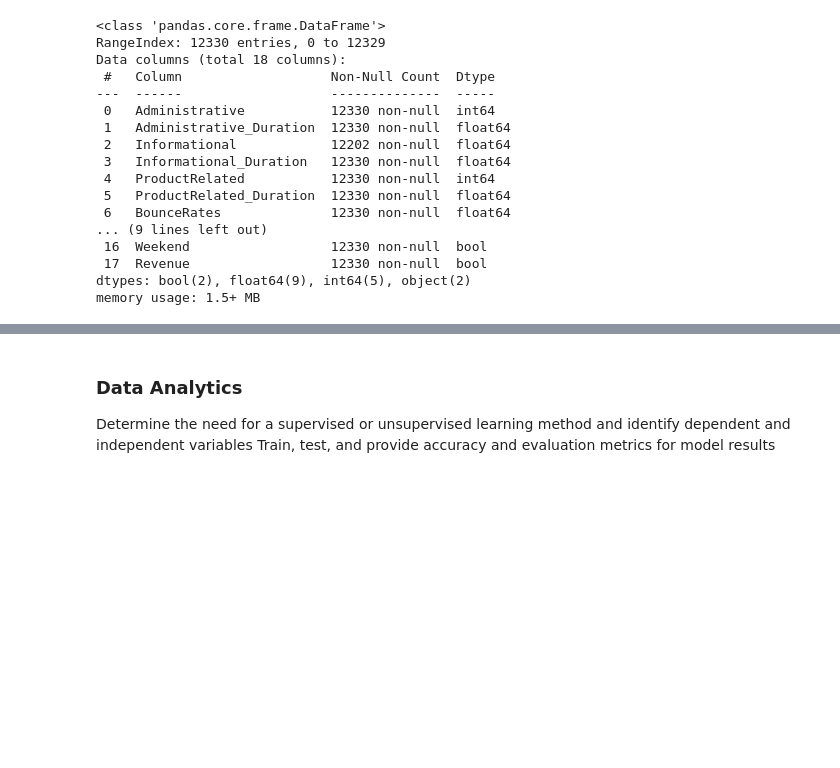
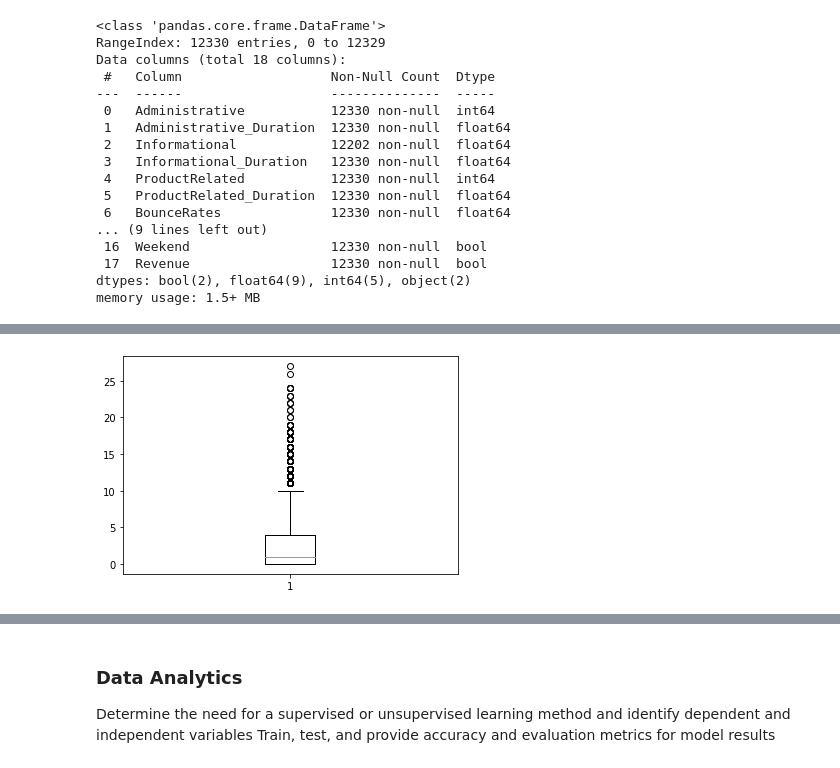
Before and after one commit to ChrisGarciaDS/ECommerce-Analysis, a Jupyter notebook: Ecom-data.ipynb, the cells around one changed output, grey strips where cells are left out. Drawn from its saved outputs; the diff is of its cells as text; code cells hidden in the pictures; blank space fills up the shorter version.

```diff
--- a/Ecom-data.ipynb
+++ b/Ecom-data.ipynb
@@ -91,0 +209,5 @@ NameError: name 'sdjdhd' is not defined
+# %%
+plt.boxplot(shoppers_df['Administrative'])
+plt.show()
+# %% [output]
+[figure, added]
```
Also changed, not shown: parts of 25 cells of this notebook, 1 other file.
